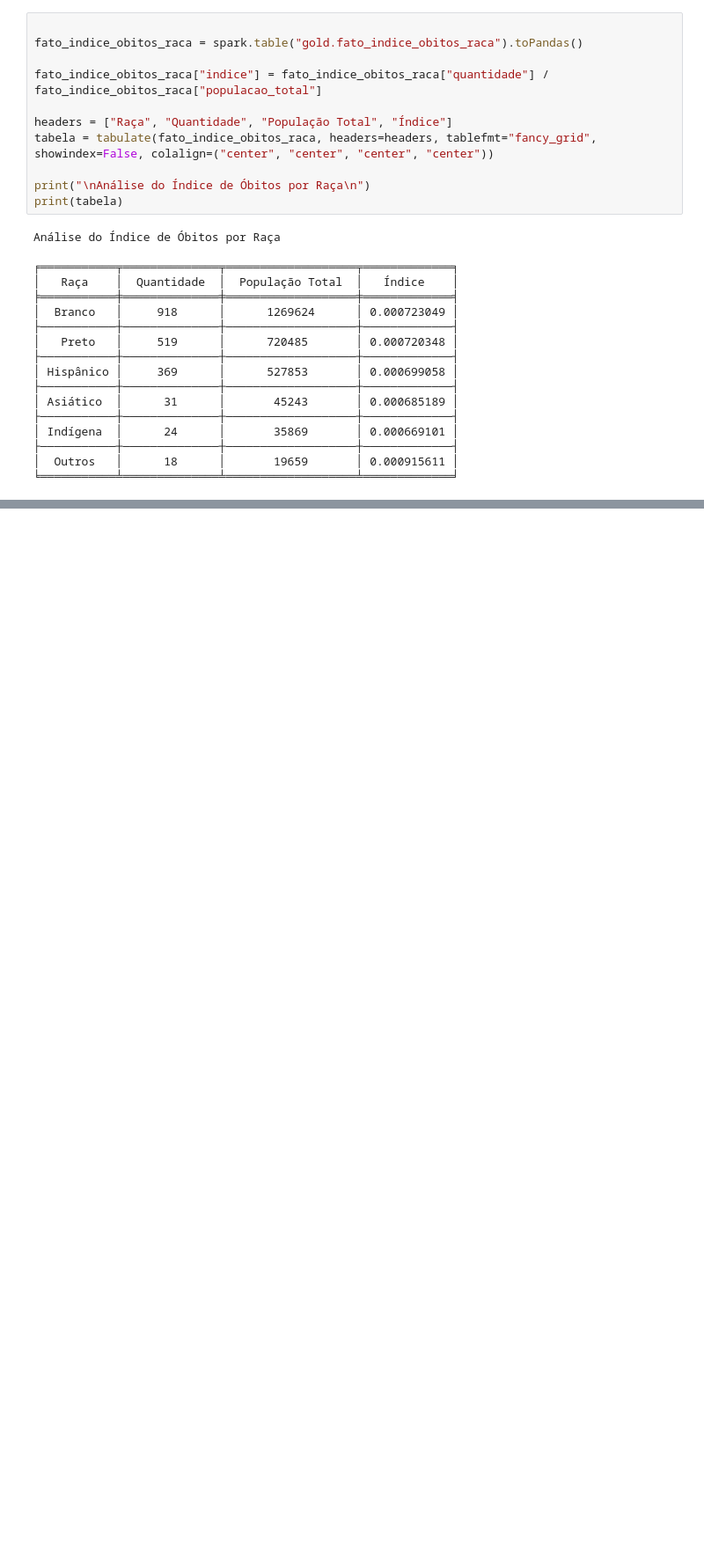
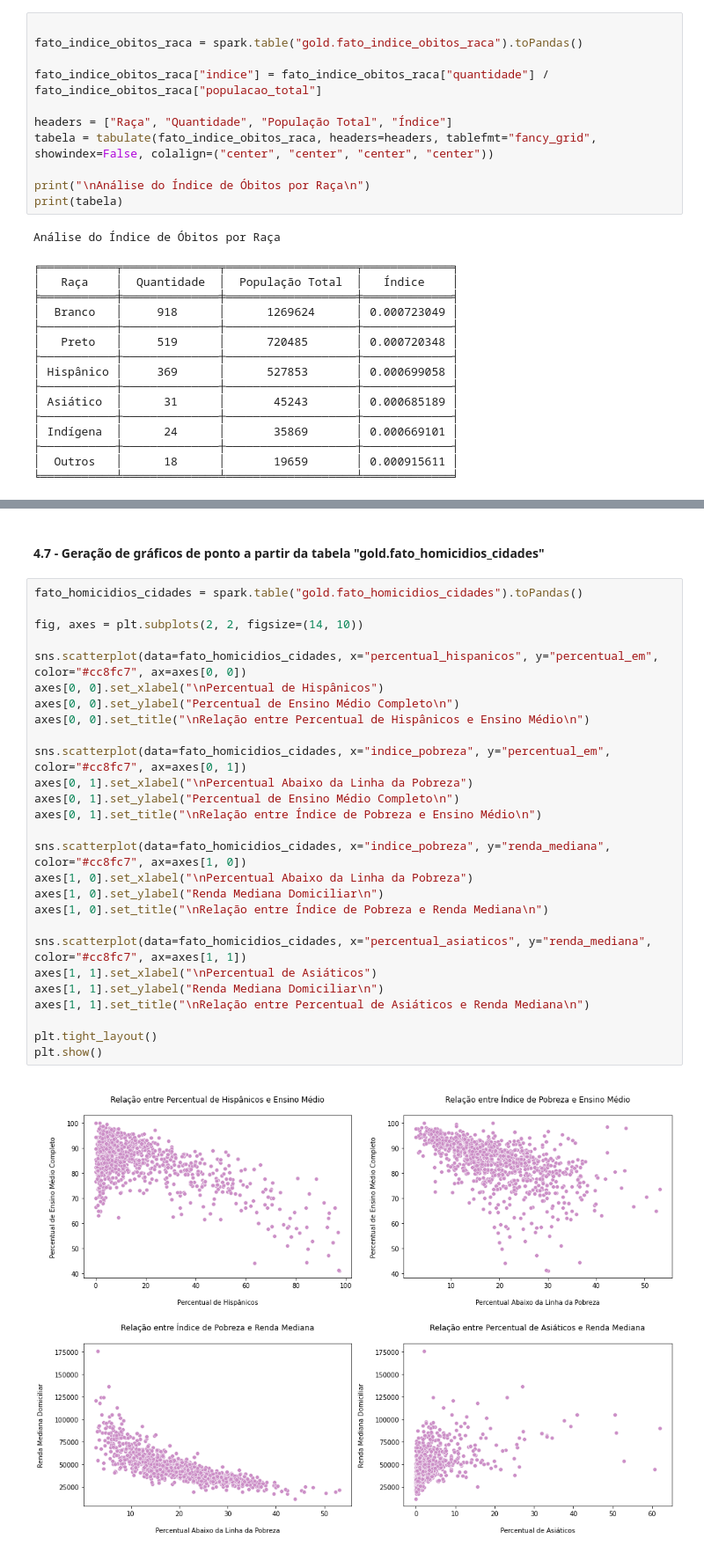
Before and after one commit to rafaelhasslocher/analise-violencia-policial, a Jupyter notebook: mvp-analise-violencia-policial.ipynb, the cells around one changed output, grey strips where cells are left out. Shown at 88% size. Drawn from its saved outputs; the diff is of its cells as text; blank space fills up the shorter version.

```diff
--- a/mvp-analise-violencia-policial.ipynb
+++ b/mvp-analise-violencia-policial.ipynb
@@ -1906,0 +1928,31 @@ Análise do Índice de Óbitos por Raça
+# %% [markdown]
+#### **4.7 - Geração de gráficos de ponto a partir da tabela "gold.fato_homicidios_cidades"**
+# %%
+fato_homicidios_cidades = spark.table("gold.fato_homicidios_cidades").toPandas()
+
+fig, axes = plt.subplots(2, 2, figsize=(14, 10))
+
+sns.scatterplot(data=fato_homicidios_cidades, x="percentual_hispanicos", y="percentual_em", color="#cc8fc7", ax=axes[0, 0])
+axes[0, 0].set_xlabel("\nPercentual de Hispânicos")
+axes[0, 0].set_ylabel("Percentual de Ensino Médio Completo\n")
+axes[0, 0].set_title("\nRelação entre Percentual de Hispânicos e Ensino Médio\n")
+
+sns.scatterplot(data=fato_homicidios_cidades, x="indice_pobreza", y="percentual_em", color="#cc8fc7", ax=axes[0, 1])
+axes[0, 1].set_xlabel("\nPercentual Abaixo da Linha da Pobreza")
+axes[0, 1].set_ylabel("Percentual de Ensino Médio Completo\n")
+axes[0, 1].set_title("\nRelação entre Índice de Pobreza e Ensino Médio\n")
+
+sns.scatterplot(data=fato_homicidios_cidades, x="indice_pobreza", y="renda_mediana", color="#cc8fc7", ax=axes[1, 0])
+axes[1, 0].set_xlabel("\nPercentual Abaixo da Linha da Pobreza")
+axes[1, 0].set_ylabel("Renda Mediana Domiciliar\n")
+axes[1, 0].set_title("\nRelação entre Índice de Pobreza e Renda Mediana\n")
+
+sns.scatterplot(data=fato_homicidios_cidades, x="percentual_asiaticos", y="renda_mediana", color="#cc8fc7", ax=axes[1, 1])
+axes[1, 1].set_xlabel("\nPercentual de Asiáticos")
+axes[1, 1].set_ylabel("Renda Mediana Domiciliar\n")
+axes[1, 1].set_title("\nRelação entre Percentual de Asiáticos e Renda Mediana\n")
+
+plt.tight_layout()
+plt.show()
+# %% [output]
+[figure, added]
```
Also changed, not shown: parts of 15 cells of this notebook, 1 other file.
